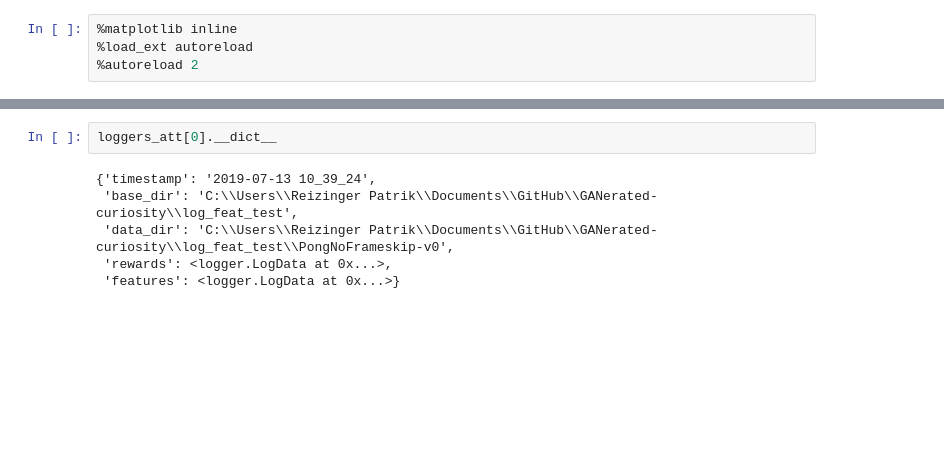
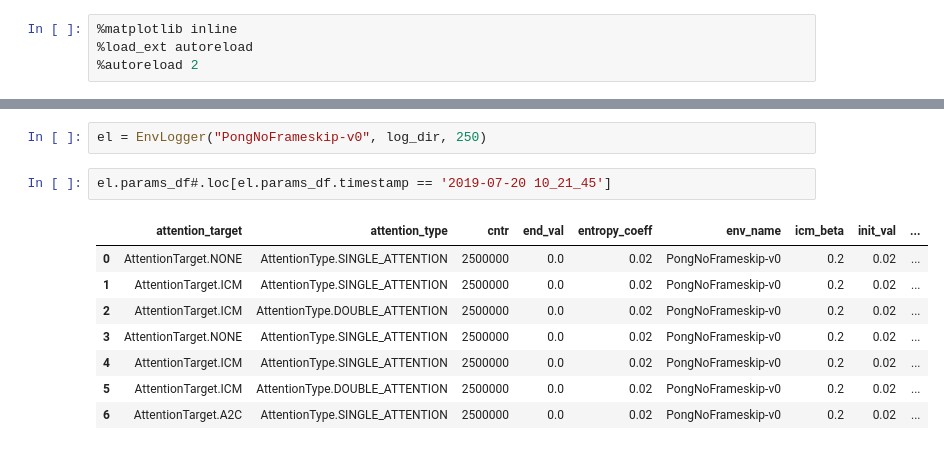
Before and after one commit to rpatrik96/AttA2C, a Jupyter notebook: jupyter/analysis.ipynb, the cells around one changed output, grey strips where cells are left out. Cells and saved outputs as stored; diff of their text form; blank space fills up the shorter version.

```diff
--- a/jupyter/analysis.ipynb
+++ b/jupyter/analysis.ipynb
@@ -99,8 +18,13 @@ loggers_att[1].plot_mean_min_max(*["features"])
-# %%
-loggers_att[0].__dict__
-# %% [output]
-{'timestamp': '2019-07-13 10_39_24',
- 'base_dir': 'C:\\Users\\Reizinger Patrik\\Documents\\GitHub\\GANerated-curiosity\\log_feat_test',
- 'data_dir': 'C:\\Users\\Reizinger Patrik\\Documents\\GitHub\\GANerated-curiosity\\log_feat_test\\PongNoFrameskip-v0',
- 'rewards': <logger.LogData at 0x...>,
- 'features': <logger.LogData at 0x...>}
+# %%
+el = EnvLogger("PongNoFrameskip-v0", log_dir, 250)
+# %%
+el.params_df#.loc[el.params_df.timestamp == '2019-07-20 10_21_45']
+# %% [output]
+|  | attention_target | attention_type | cntr | end_val | entropy_coeff | env_name | icm_beta | init_val | ... |
+| 0 | AttentionTarget.NONE | AttentionType.SINGLE_ATTENTION | 2500000 | 0.0 | 0.02 | PongNoFrameskip-v0 | 0.2 | 0.02 | ... |
+| 1 | AttentionTarget.ICM | AttentionType.SINGLE_ATTENTION | 2500000 | 0.0 | 0.02 | PongNoFrameskip-v0 | 0.2 | 0.02 | ... |
+| 2 | AttentionTarget.ICM | AttentionType.DOUBLE_ATTENTION | 2500000 | 0.0 | 0.02 | PongNoFrameskip-v0 | 0.2 | 0.02 | ... |
+| 3 | AttentionTarget.NONE | AttentionType.SINGLE_ATTENTION | 2500000 | 0.0 | 0.02 | PongNoFrameskip-v0 | 0.2 | 0.02 | ... |
+| 4 | AttentionTarget.ICM | AttentionType.SINGLE_ATTENTION | 2500000 | 0.0 | 0.02 | PongNoFrameskip-v0 | 0.2 | 0.02 | ... |
+| 5 | AttentionTarget.ICM | AttentionType.DOUBLE_ATTENTION | 2500000 | 0.0 | 0.02 | PongNoFrameskip-v0 | 0.2 | 0.02 | ... |
+| 6 | AttentionTarget.A2C | AttentionType.SINGLE_ATTENTION | 2500000 | 0.0 | 0.02 | PongNoFrameskip-v0 | 0.2 | 0.02 | ... |
```
Also changed, not shown: parts of 17 cells of this notebook, 2 other files.
